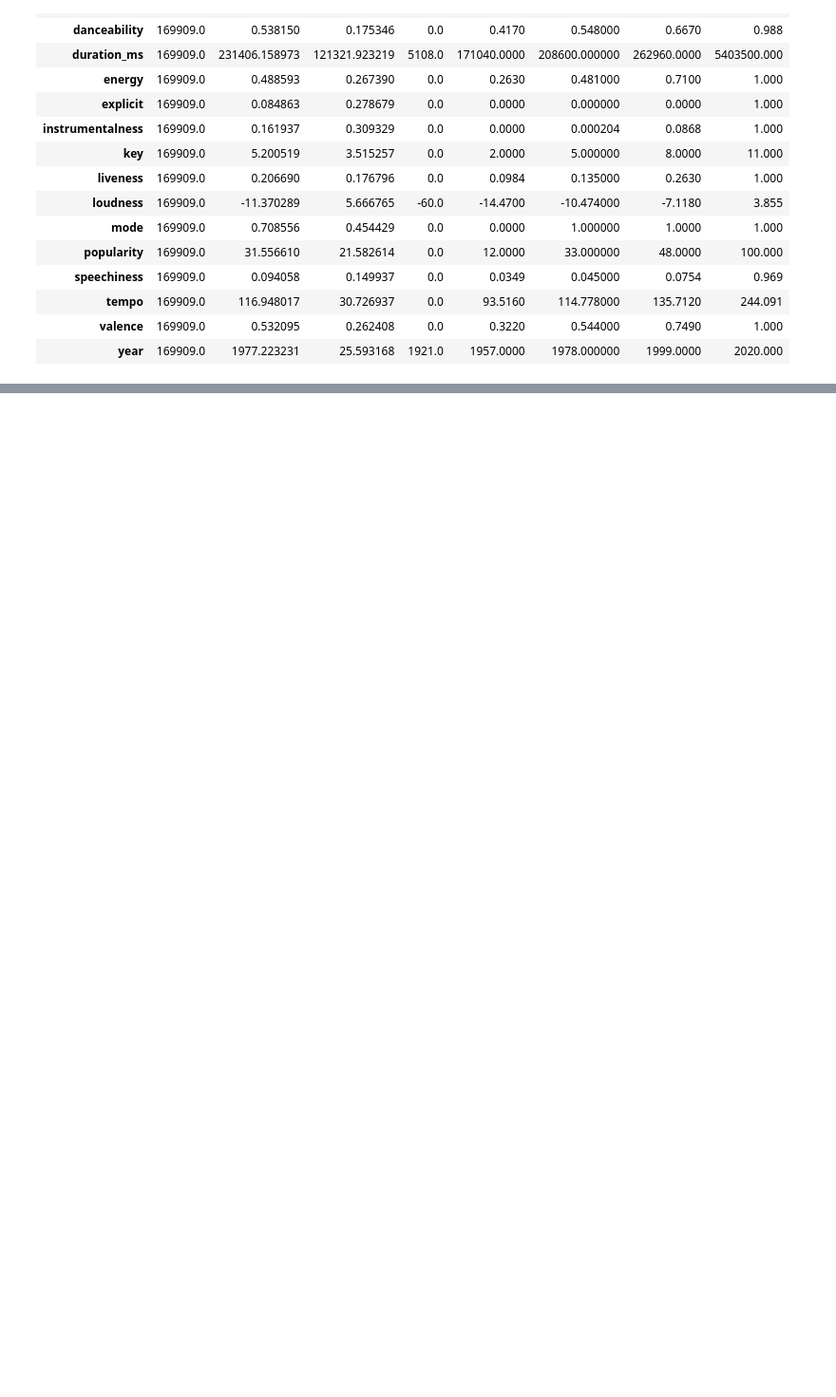
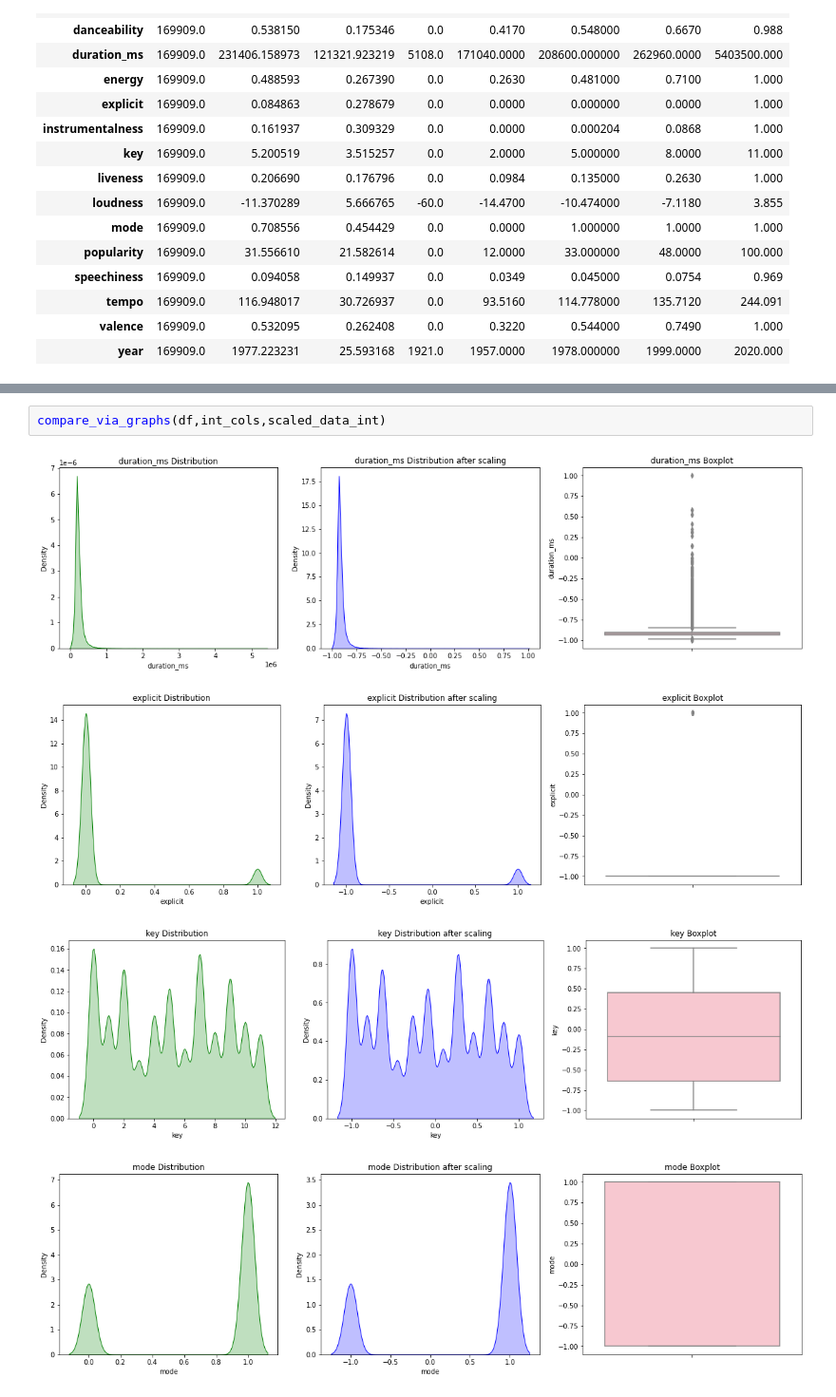
Before and after one commit to ssahu912/spotify_song_popularity_predictor, a Jupyter notebook: spotify_predictor.ipynb, the cells around one changed output, grey strips where cells are left out. Shown at 95% size. Cells and saved outputs as stored; diff of their text form; blank space fills up the shorter version.

```diff
--- a/spotify_predictor.ipynb
+++ b/spotify_predictor.ipynb
@@ -201,0 +315,7 @@ df.describe().T
+# %%
+compare_via_graphs(df,int_cols,scaled_data_int)
+# %% [output]
+[figure, added]
+[figure, added]
+[figure, added]
+[figure, added]
```
Also changed, not shown: parts of 32 cells of this notebook.
